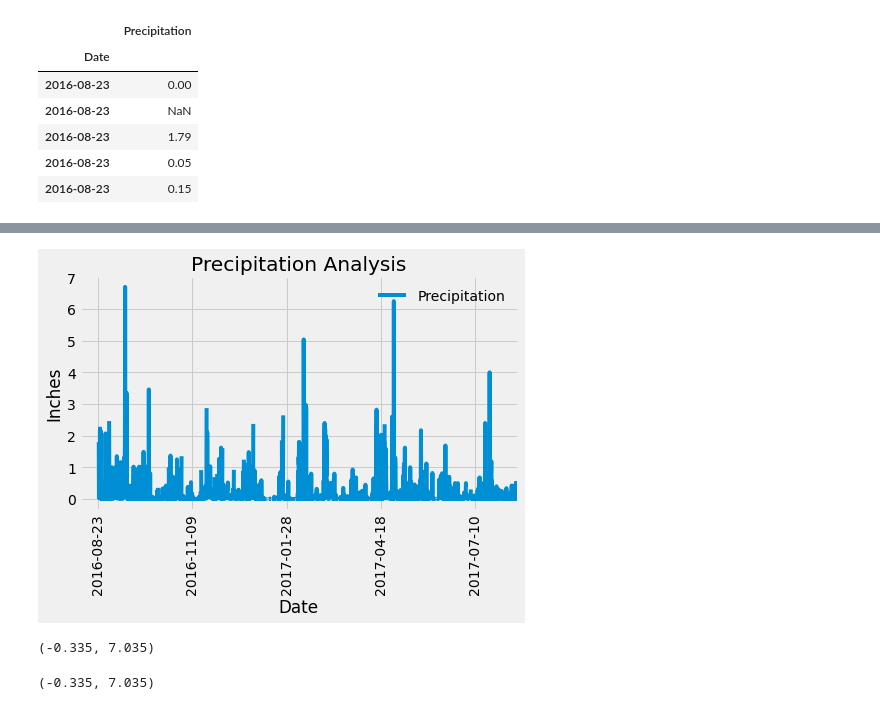
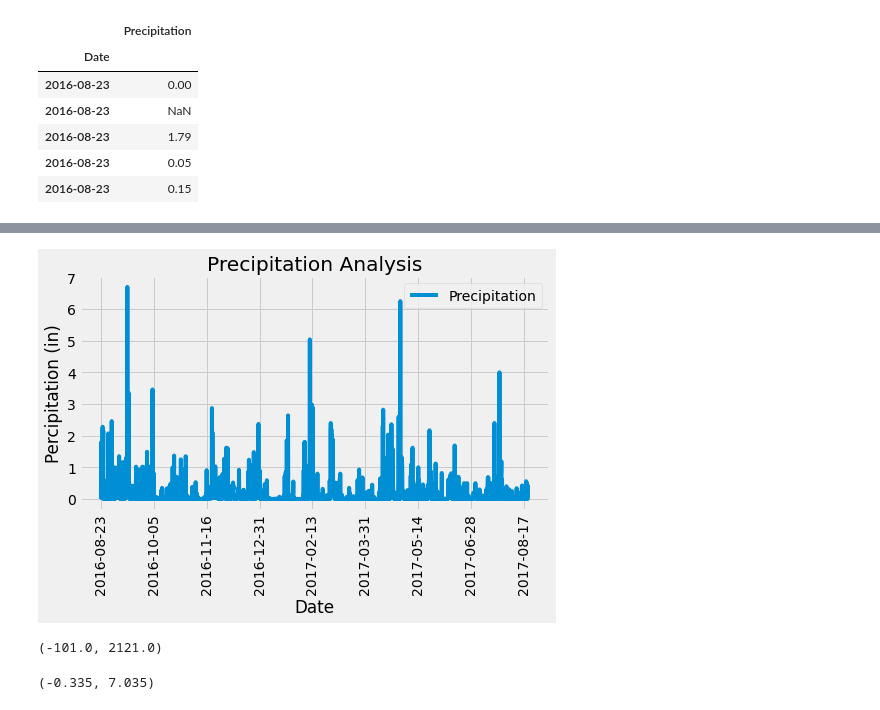
Before and after one commit to Kpearson72/sqlalchemy-challenge, a Jupyter notebook: climate_starter.ipynb, the cells around one changed output, grey strips where cells are left out. Drawn from its saved outputs; the diff is of its cells as text; code cells hidden in the pictures.

Commit message:
redoing my percipitation graph

```diff
--- a/climate_starter.ipynb
+++ b/climate_starter.ipynb
@@ -128,6 +128,6 @@ clean_df.head()
 | 2016-08-23 | 0.15 |
 # %%
 # drop rows that have NaN values
-#clean_df = clean_df.dropna()
+clean_df = clean_df.dropna()
 #clean_df = df.fillna(0)
-#clean_df.head()
+clean_df.head()
@@ -137,24 +145,22 @@ clean_df.head()
 #clean_df.dtypes
 # %%
 # Use Pandas Plotting with Matplotlib to plot the data
-ax=clean_df.plot(title='Precipitation Analysis',rot=90,figsize=(7,4))
+ax=clean_df.plot(title='Precipitation Analysis',rot=90,figsize=(7.5,4))
 #plt.legend(loc='upper right')
-ax.set_ylabel('Inches')
+ax.set_ylabel('Percipitation (in)')
 #ax.set_xlabel('Date')
-#ax.tick_params(axis = 'both', which = 'major', labelsize = 11)
-ax.set_xlim(-100.0, 2230)
-ax.set_ylim(-0.335, 7.035)
+#ax.set_xlim(-100.0, 2230)
+#ax.set_ylim(-0.335, 7.035)
 #ax.xaxis.label.set_visible(True)
-ax.legend(loc='upper right', frameon=False)
+#ax.legend(loc='upper right')
 
 plt.savefig('Images/precipitation.png',bbox_inches='tight',dpi = 150)
-plt.show()
 # %% [output]
-[figure, old version]
+[figure, new version]
 # %%
 ax.get_xlim()
 # %% [output]
-(-0.335, 7.035)
+(-101.0, 2121.0)
 # %%
 ax.get_ylim()
 # %% [output]
```
Also changed, not shown: parts of 3 cells of this notebook, 1 other file.
